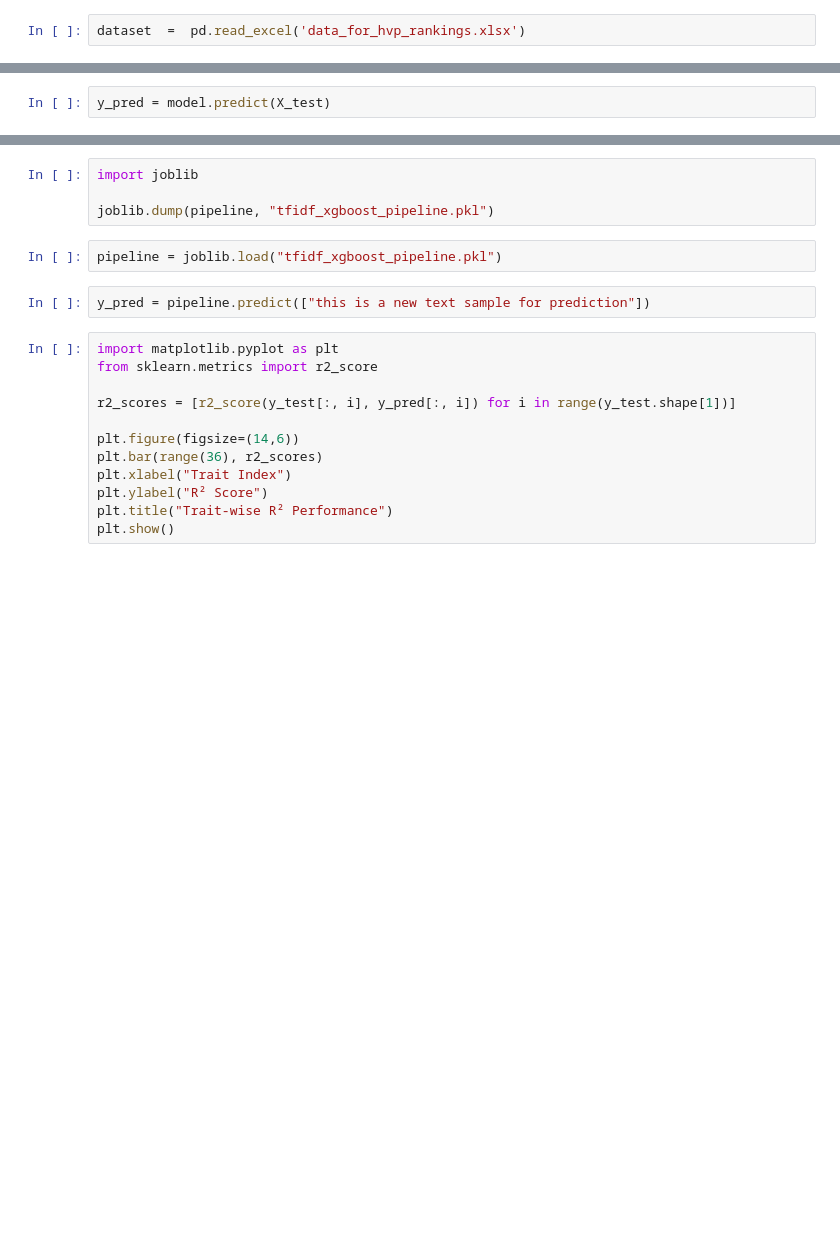
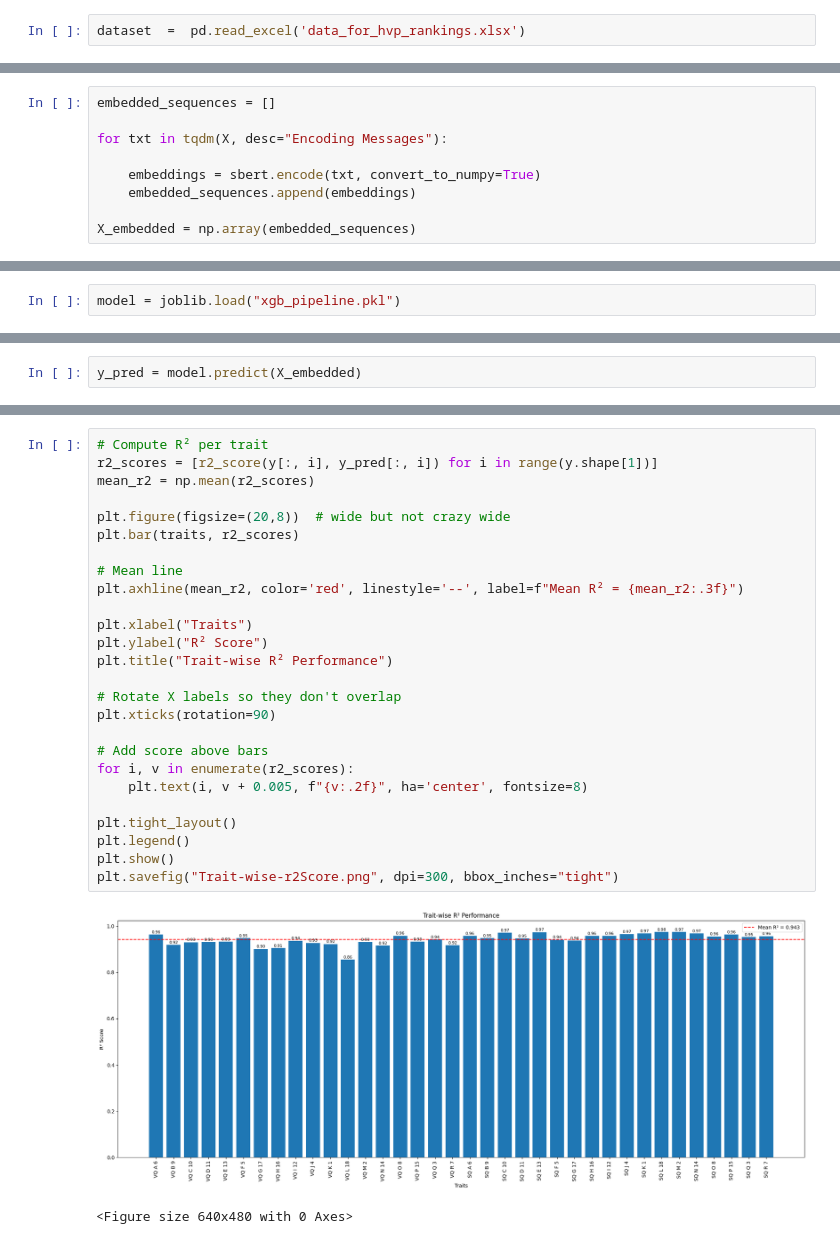
Before and after one commit to MuhammadSyyed/hvp_ranking_BiLSTM, a Jupyter notebook: xgboost_hvp.ipynb, the cells around one changed output, grey strips where cells are left out. Saved outputs shown, nothing was run; the diff lists cells and outputs as text; blank space fills up the shorter version.

```diff
--- a/xgboost_hvp.ipynb
+++ b/xgboost_hvp.ipynb
@@ -66,3 +61,12 @@ def build_feature_extractor(feature_selection=False, k_features=50000):
+# %%
+embedded_sequences = []
+
+for txt in tqdm(X, desc="Encoding Messages"):
+
+    embeddings = sbert.encode(txt, convert_to_numpy=True)
+    embedded_sequences.append(embeddings)
+
+X_embedded = np.array(embedded_sequences)
 # %%
 from sklearn.multioutput import MultiOutputRegressor
 from xgboost import XGBRegressor
@@ -137 +101,3 @@ Training XGBoost...
+# %%
+model = joblib.load("xgb_pipeline.pkl")
 # %%
@@ -141,3 +113,3 @@ print(pred)
 # %%
-y_pred = model.predict(X_test)
+y_pred = model.predict(X_embedded)
 # %%
@@ -150,23 +127,32 @@ print("MAE:", mean_absolute_error(y_train, y_pred, multioutput='uniform_average'
-# %%
-import joblib
-
-joblib.dump(pipeline, "tfidf_xgboost_pipeline.pkl")
-# %%
-pipeline = joblib.load("tfidf_xgboost_pipeline.pkl")
-# %%
-y_pred = pipeline.predict(["this is a new text sample for prediction"])
 # %%
-import matplotlib.pyplot as plt
-from sklearn.metrics import r2_score
+# Compute R² per trait
+r2_scores = [r2_score(y[:, i], y_pred[:, i]) for i in range(y.shape[1])]
+mean_r2 = np.mean(r2_scores)
 
-r2_scores = [r2_score(y_test[:, i], y_pred[:, i]) for i in range(y_test.shape[1])]
+plt.figure(figsize=(20,8))  # wide but not crazy wide
+plt.bar(traits, r2_scores)
 
-plt.figure(figsize=(14,6))
-plt.bar(range(36), r2_scores)
-plt.xlabel("Trait Index")
+# Mean line
+plt.axhline(mean_r2, color='red', linestyle='--', label=f"Mean R² = {mean_r2:.3f}")
+
+plt.xlabel("Traits")
 plt.ylabel("R² Score")
 plt.title("Trait-wise R² Performance")
+
+# Rotate X labels so they don't overlap
+plt.xticks(rotation=90)
+
+# Add score above bars
+for i, v in enumerate(r2_scores):
+    plt.text(i, v + 0.005, f"{v:.2f}", ha='center', fontsize=8)
+
+plt.tight_layout()
+plt.legend()
 plt.show()
+plt.savefig("Trait-wise-r2Score.png", dpi=300, bbox_inches="tight")
+# %% [output]
+[figure, added]
+<Figure size 640x480 with 0 Axes>
 # %%
 from sklearn.metrics import mean_absolute_error
 
```
Also changed, not shown: parts of 18 cells of this notebook, 7 other files.
